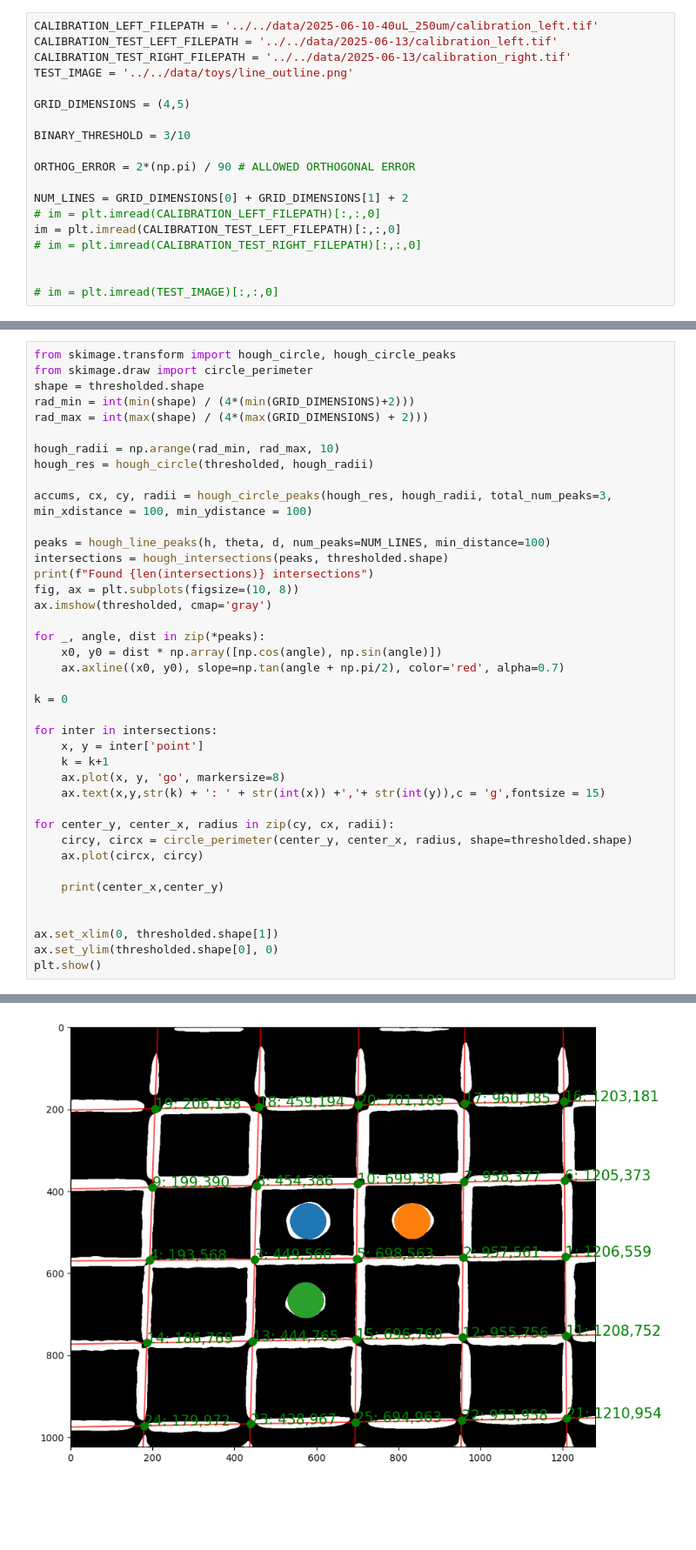
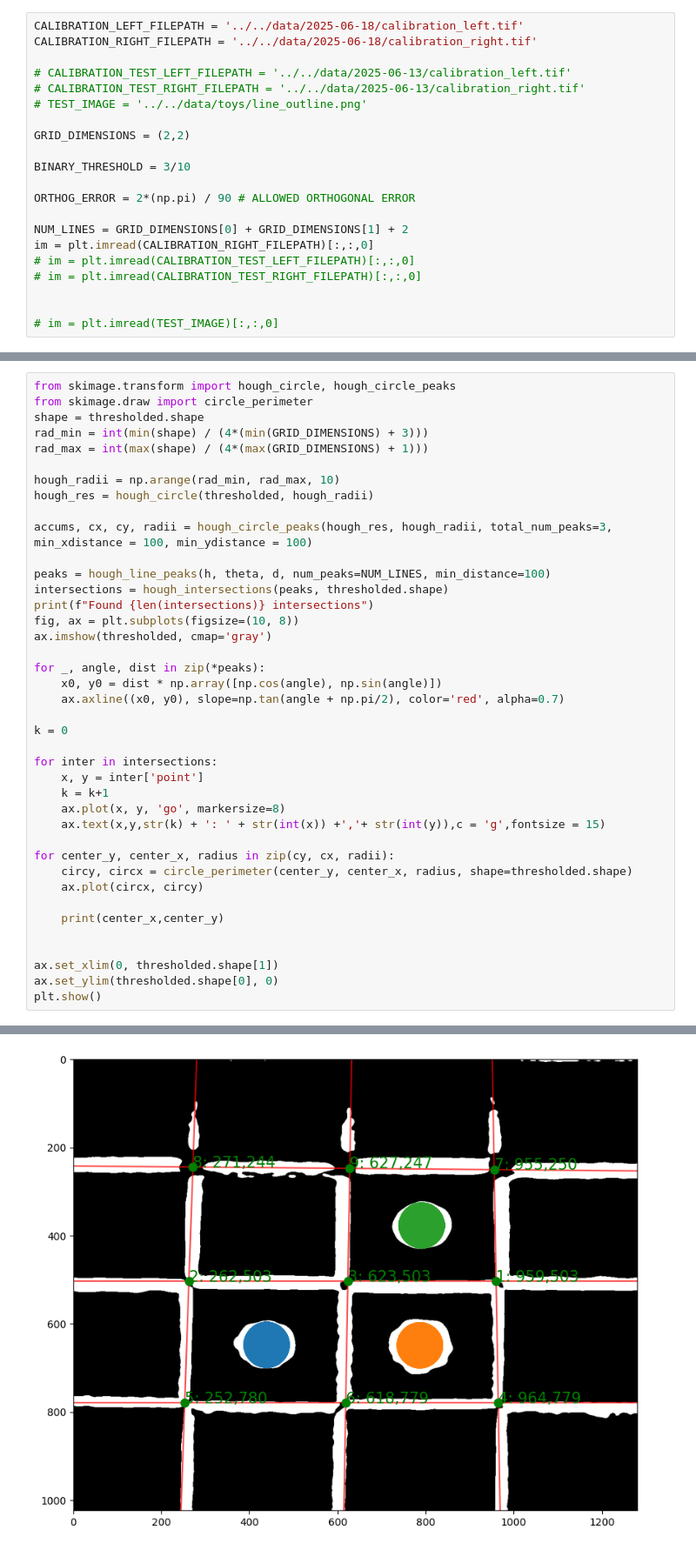
Before and after one commit to ale-chen/Armored_Particles, a Jupyter notebook: calibration_testing.ipynb, the cells around one changed output, grey strips where cells are left out. Shown: that part at 87% size. Drawn from its saved outputs; the diff is of its cells as text; blank space fills up the shorter version.

```diff
--- a/calibration_testing.ipynb
+++ b/calibration_testing.ipynb
@@ -8,18 +9,20 @@ import numpy as np
 # %%
-CALIBRATION_LEFT_FILEPATH = '../../data/2025-06-10-40uL_250um/calibration_left.tif'
-CALIBRATION_TEST_LEFT_FILEPATH = '../../data/2025-06-13/calibration_left.tif'
-CALIBRATION_TEST_RIGHT_FILEPATH = '../../data/2025-06-13/calibration_right.tif'
-TEST_IMAGE = '../../data/toys/line_outline.png'
+CALIBRATION_LEFT_FILEPATH = '../../data/2025-06-18/calibration_left.tif'
+CALIBRATION_RIGHT_FILEPATH = '../../data/2025-06-18/calibration_right.tif'
 
-GRID_DIMENSIONS = (4,5)
+# CALIBRATION_TEST_LEFT_FILEPATH = '../../data/2025-06-13/calibration_left.tif'
+# CALIBRATION_TEST_RIGHT_FILEPATH = '../../data/2025-06-13/calibration_right.tif'
+# TEST_IMAGE = '../../data/toys/line_outline.png'
+
+GRID_DIMENSIONS = (2,2)
 
 BINARY_THRESHOLD = 3/10
 
 ORTHOG_ERROR = 2*(np.pi) / 90 # ALLOWED ORTHOGONAL ERROR
 
 NUM_LINES = GRID_DIMENSIONS[0] + GRID_DIMENSIONS[1] + 2
-# im = plt.imread(CALIBRATION_LEFT_FILEPATH)[:,:,0]
-im = plt.imread(CALIBRATION_TEST_LEFT_FILEPATH)[:,:,0]
+im = plt.imread(CALIBRATION_RIGHT_FILEPATH)[:,:,0]
+# im = plt.imread(CALIBRATION_TEST_LEFT_FILEPATH)[:,:,0]
 # im = plt.imread(CALIBRATION_TEST_RIGHT_FILEPATH)[:,:,0]
 
 
@@ -170,8 +169,8 @@ def hough_intersections(hough_results, image_shape=None, filter_bounds=True):
 from skimage.transform import hough_circle, hough_circle_peaks
 from skimage.draw import circle_perimeter
 shape = thresholded.shape
-rad_min = int(min(shape) / (4*(min(GRID_DIMENSIONS)+2)))
-rad_max = int(max(shape) / (4*(max(GRID_DIMENSIONS) + 2)))
+rad_min = int(min(shape) / (4*(min(GRID_DIMENSIONS) + 3)))
+rad_max = int(max(shape) / (4*(max(GRID_DIMENSIONS) + 1)))
 
 hough_radii = np.arange(rad_min, rad_max, 10)
 hough_res = hough_circle(thresholded, hough_radii)
@@ -214,4 +213,4 @@ Found 25 intersections
-[figure, old version]
+[figure, new version]
 # %%
 points = np.array
 
```
Also changed, not shown: parts of 15 cells of this notebook.
